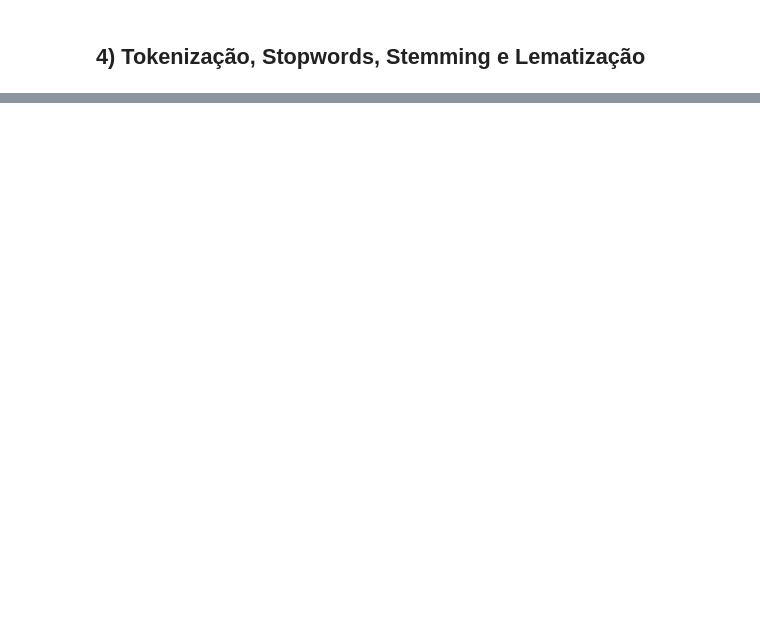
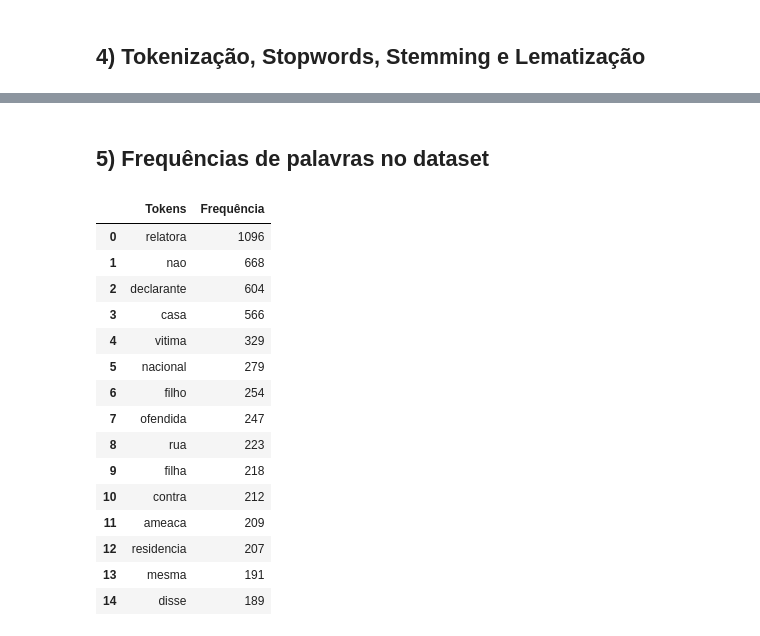
Before and after one commit to msiqueiras/natural_language_processing, a Jupyter notebook: selected_crimes.ipynb, the cells around one changed output, grey strips where cells are left out. Drawn from its saved outputs; the diff is of its cells as text; code cells hidden in the pictures; blank space fills up the shorter version.

```diff
--- a/selected_crimes.ipynb
+++ b/selected_crimes.ipynb
@@ -211,0 +221,26 @@ df_crimes
+# %% [markdown]
+## 5) Frequências de palavras no dataset
+# %%
+def top_freq(lista_tok, k =10):
+    listas_unidas = chain.from_iterable(lista_tok)
+    quantidade = Counter(listas_unidas)
+    return pd.DataFrame(quantidade.most_common(k), columns= ['Tokens', 'Frequência'])
+
+top_freq(df_crimes['Off stop words'], k=15)
+# %% [output]
+|  | Tokens | Frequência |
+| 0 | relatora | 1096 |
+| 1 | nao | 668 |
+| 2 | declarante | 604 |
+| 3 | casa | 566 |
+| 4 | vitima | 329 |
+| 5 | nacional | 279 |
+| 6 | filho | 254 |
+| 7 | ofendida | 247 |
+| 8 | rua | 223 |
+| 9 | filha | 218 |
+| 10 | contra | 212 |
+| 11 | ameaca | 209 |
+| 12 | residencia | 207 |
+| 13 | mesma | 191 |
+| 14 | disse | 189 |
```
Also changed, not shown: parts of 5 cells of this notebook.
